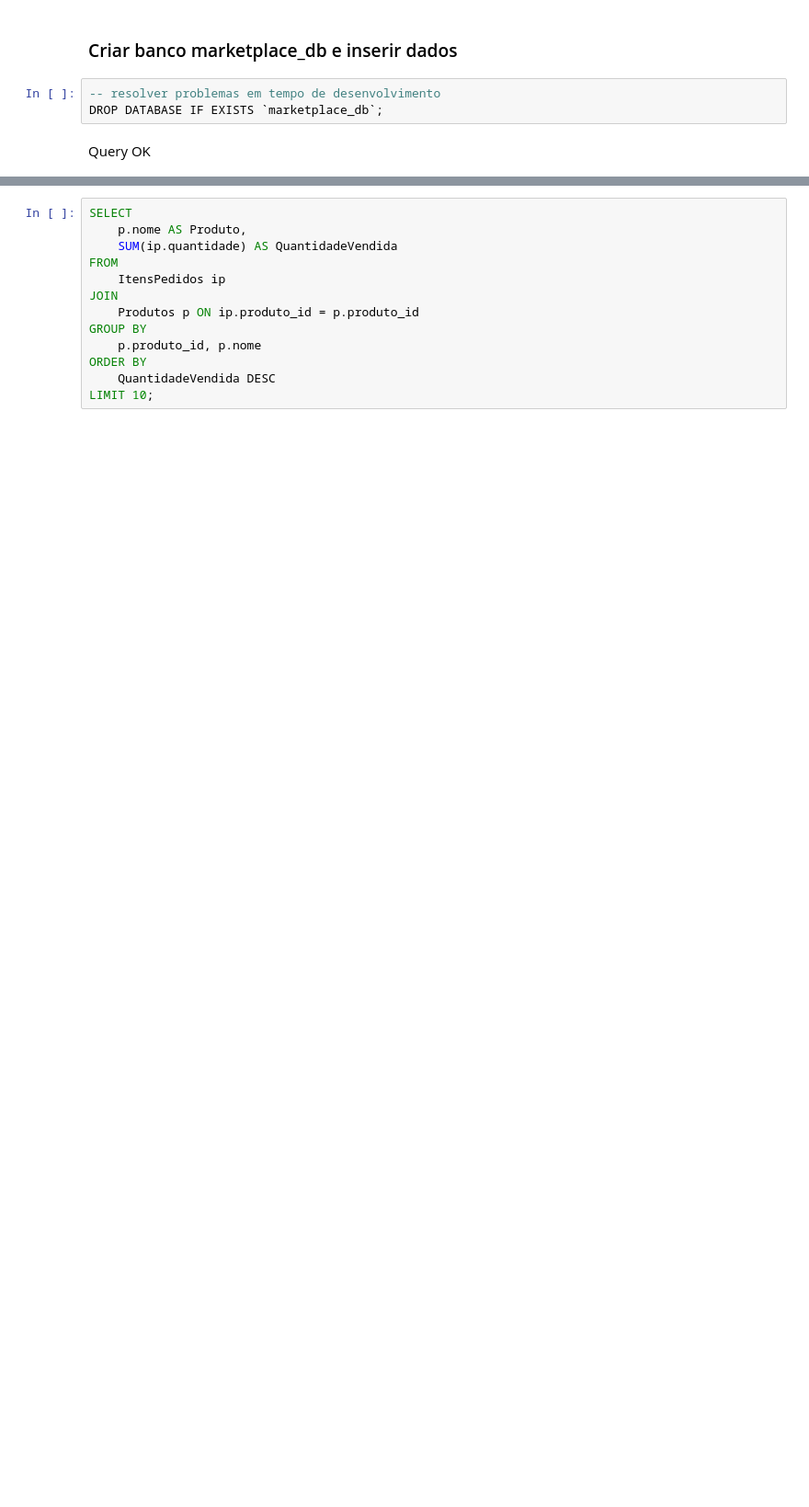
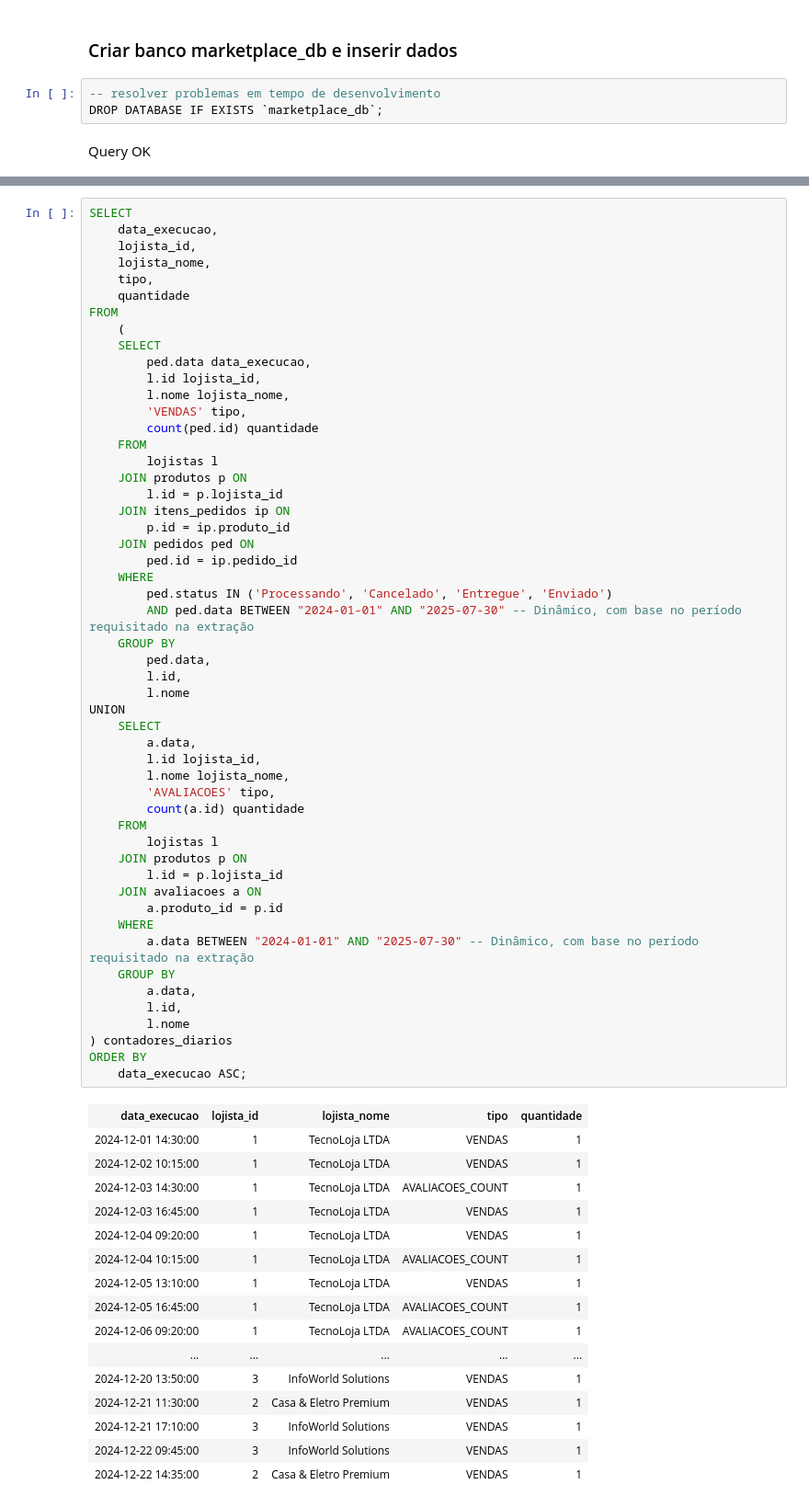
Before and after one commit to rgoncalves94/inf-325-grupo-5-2025, a Jupyter notebook: notebooks/1.Base relacional MariaDB.ipynb, the cells around one changed output, grey strips where cells are left out. Shown: that part at 92% size. Drawn from its saved outputs; the diff is of its cells as text; blank space fills up the shorter version.

```diff
--- a/notebooks/1.Base relacional MariaDB.ipynb
+++ b/notebooks/1.Base relacional MariaDB.ipynb
@@ -331,14 +546,70 @@ ORDER BY
 # %%
 SELECT
-    p.nome AS Produto,
-    SUM(ip.quantidade) AS QuantidadeVendida
+	data_execucao,
+	lojista_id,
+	lojista_nome,
+	tipo,
+	quantidade
 FROM
-    ItensPedidos ip
-JOIN
-    Produtos p ON ip.produto_id = p.produto_id
-GROUP BY
-    p.produto_id, p.nome
+	(
+	SELECT
+		ped.data data_execucao,
+		l.id lojista_id,
+		l.nome lojista_nome,
+		'VENDAS' tipo,
+		count(ped.id) quantidade
+	FROM
+		lojistas l
+	JOIN produtos p ON
+		l.id = p.lojista_id
+	JOIN itens_pedidos ip ON
+		p.id = ip.produto_id
+	JOIN pedidos ped ON
+		ped.id = ip.pedido_id
+	WHERE
+		ped.status IN ('Processando', 'Cancelado', 'Entregue', 'Enviado')
+		AND ped.data BETWEEN "2024-01-01" AND "2025-07-30" -- Dinâmico, com base no período requisitado na extração
+	GROUP BY
+		ped.data,
+		l.id,
+		l.nome
+UNION
+	SELECT
+		a.data,
+		l.id lojista_id,
+		l.nome lojista_nome,
+		'AVALIACOES' tipo,
+		count(a.id) quantidade
+	FROM
+		lojistas l
+	JOIN produtos p ON
+		l.id = p.lojista_id
+	JOIN avaliacoes a ON
+		a.produto_id = p.id
+	WHERE
+		a.data BETWEEN "2024-01-01" AND "2025-07-30" -- Dinâmico, com base no período requisitado na extração
+	GROUP BY
+		a.data,
+		l.id,
+		l.nome
+) contadores_diarios
 ORDER BY
-    QuantidadeVendida DESC
-LIMIT 10;
+	data_execucao ASC;
+# %% [output]
+| data_execucao | lojista_id | lojista_nome | tipo | quantidade |
+| 2024-12-01 14:30:00 | 1 | TecnoLoja LTDA | VENDAS | 1 |
+| 2024-12-02 10:15:00 | 1 | TecnoLoja LTDA | VENDAS | 1 |
+| 2024-12-03 14:30:00 | 1 | TecnoLoja LTDA | AVALIACOES_COUNT | 1 |
+| 2024-12-03 16:45:00 | 1 | TecnoLoja LTDA | VENDAS | 1 |
+| 2024-12-04 09:20:00 | 1 | TecnoLoja LTDA | VENDAS | 1 |
+| 2024-12-04 10:15:00 | 1 | TecnoLoja LTDA | AVALIACOES_COUNT | 1 |
+| 2024-12-05 13:10:00 | 1 | TecnoLoja LTDA | VENDAS | 1 |
+| 2024-12-05 16:45:00 | 1 | TecnoLoja LTDA | AVALIACOES_COUNT | 1 |
+| 2024-12-06 09:20:00 | 1 | TecnoLoja LTDA | AVALIACOES_COUNT | 1 |
+| ... | ... | ... | ... | ... |
+| 2024-12-20 13:50:00 | 3 | InfoWorld Solutions | VENDAS | 1 |
+| 2024-12-21 11:30:00 | 2 | Casa & Eletro Premium | VENDAS | 1 |
+| 2024-12-21 17:10:00 | 3 | InfoWorld Solutions | VENDAS | 1 |
+| 2024-12-22 09:45:00 | 3 | InfoWorld Solutions | VENDAS | 1 |
+| 2024-12-22 14:35:00 | 2 | Casa & Eletro Premium | VENDAS | 1 |
 # %% [markdown]
```
Also changed, not shown: parts of 19 cells of this notebook, 4 other files.
